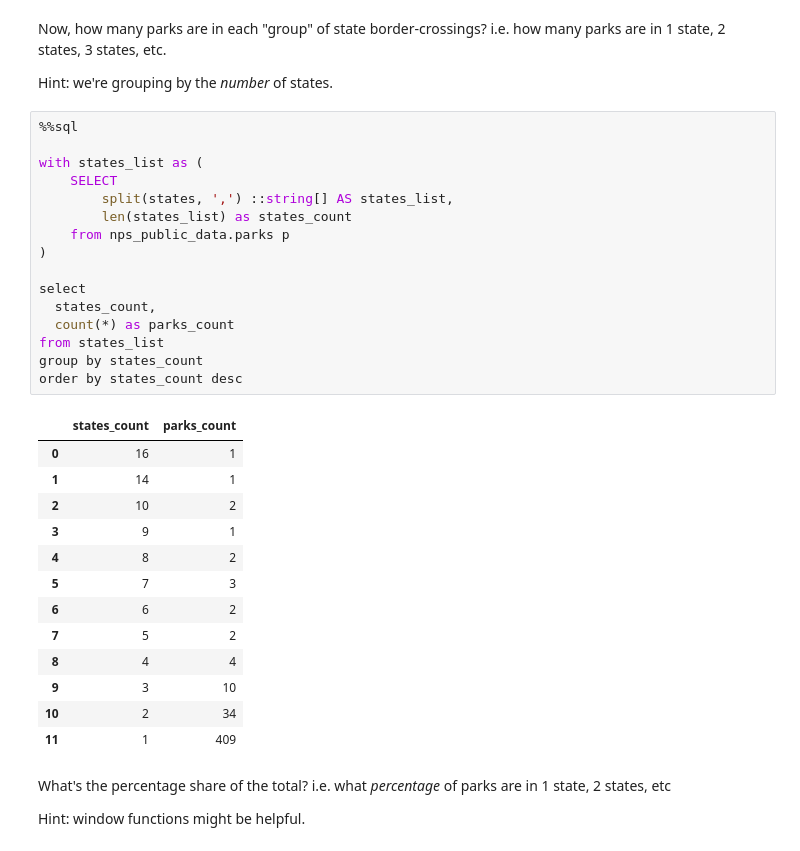
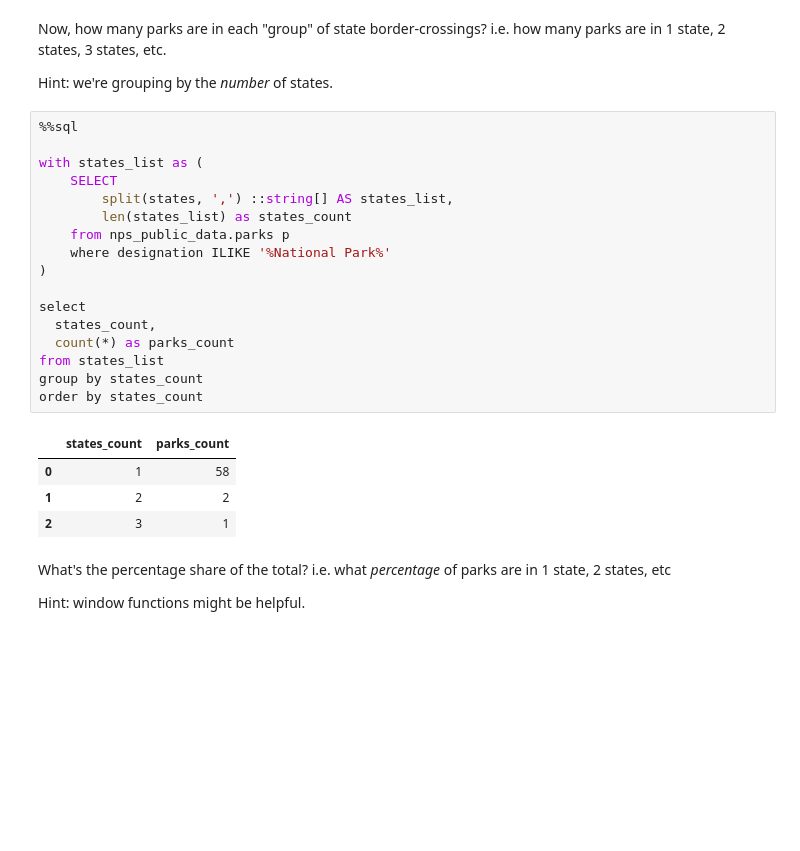
Before and after one commit to educifuentes/fundamentals-of-data-transformation-4554074, a Jupyter notebook: course/02-sql/exercises/blank-excercise edu.ipynb, the cells around one changed output. Cells and saved outputs as stored; diff of their text form; blank space fills up the shorter version.

```diff
--- a/course/02-sql/exercises/blank-excercise edu.ipynb
+++ b/course/02-sql/exercises/blank-excercise edu.ipynb
@@ -170,33 +177,25 @@ Hint: we're grouping by the _number_ of states.
 # %%
 %%sql
 
 with states_list as (
     SELECT
         split(states, ',') ::string[] AS states_list,
         len(states_list) as states_count
     from nps_public_data.parks p
+    where designation ILIKE '%National Park%'
 )
 
 select
   states_count,
   count(*) as parks_count
 from states_list
 group by states_count
-order by states_count desc
+order by states_count
 # %% [output]
 |  | states_count | parks_count |
-| 0 | 16 | 1 |
-| 1 | 14 | 1 |
-| 2 | 10 | 2 |
-| 3 | 9 | 1 |
-| 4 | 8 | 2 |
-| 5 | 7 | 3 |
-| 6 | 6 | 2 |
-| 7 | 5 | 2 |
-| 8 | 4 | 4 |
-| 9 | 3 | 10 |
-| 10 | 2 | 34 |
-| 11 | 1 | 409 |
+| 0 | 1 | 58 |
+| 1 | 2 | 2 |
+| 2 | 3 | 1 |
 # %% [markdown]
 What's the percentage share of the total? i.e. what *percentage* of parks are in 1 state, 2 states, etc
 
```
Also changed, not shown: parts of 12 cells of this notebook.
